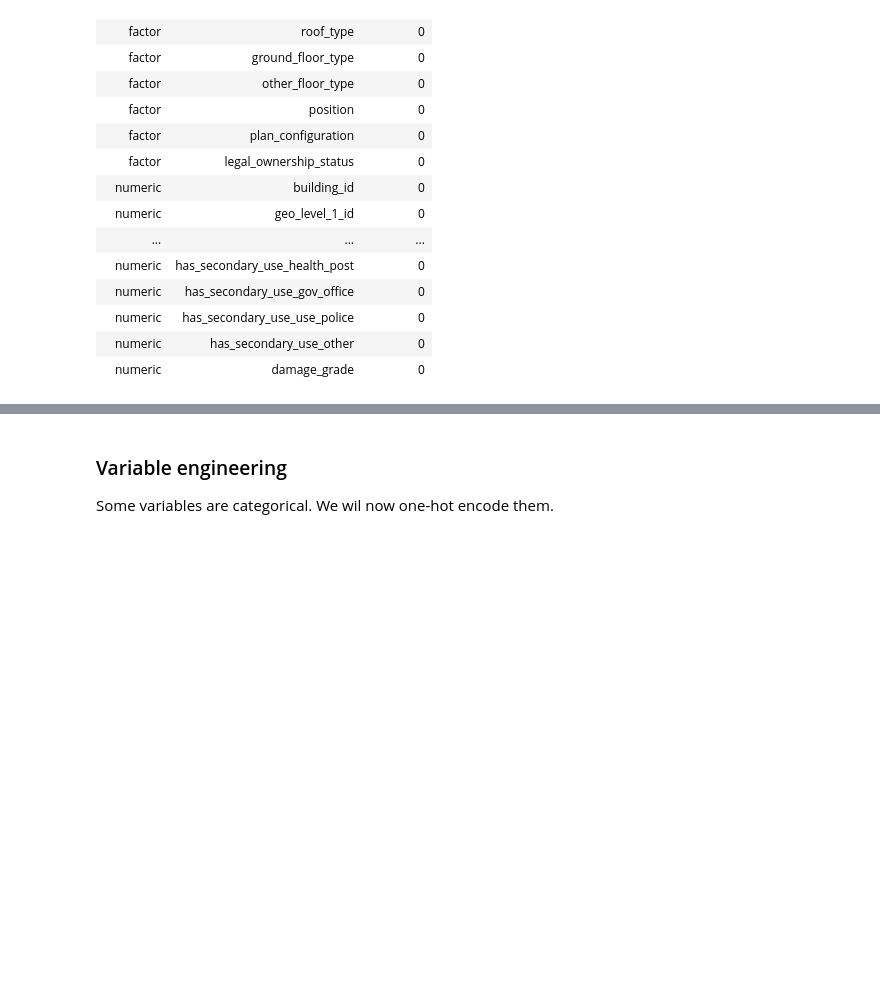
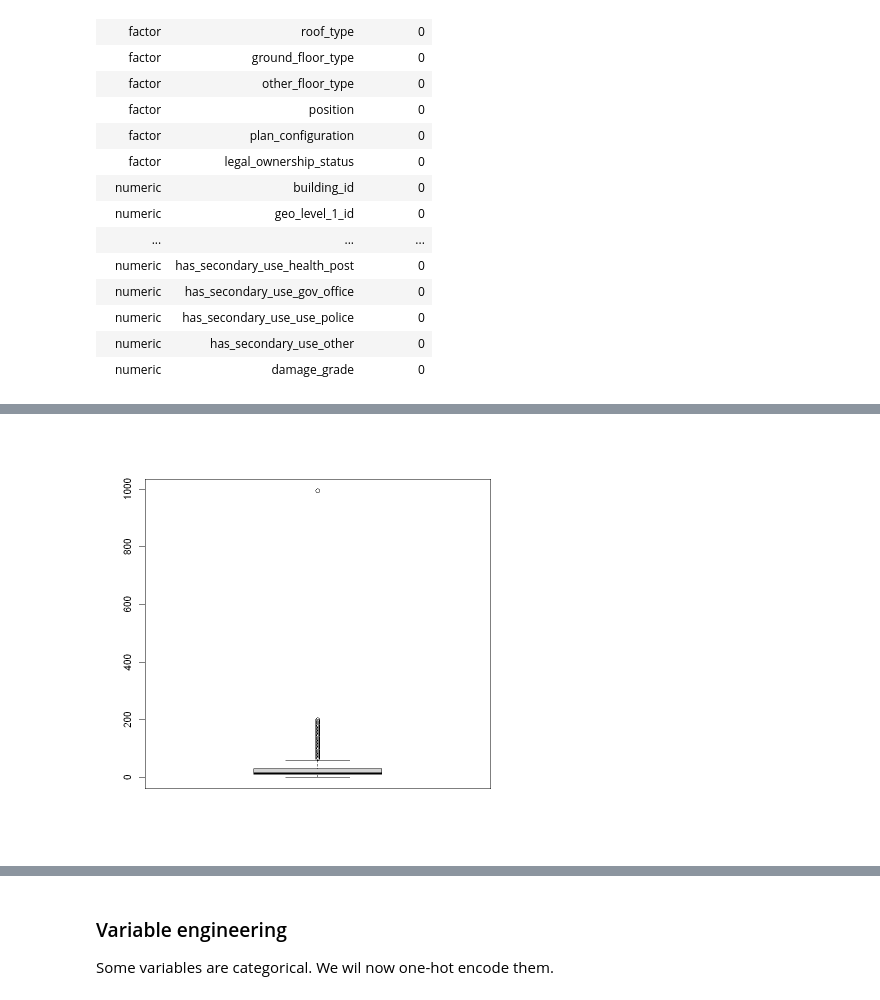
Before and after one commit to bikostet/richter-s-predictor-group-42, a Jupyter notebook: brouillon_bilal.ipynb, the cells around one changed output, grey strips where cells are left out. Cells and saved outputs as stored; diff of their text form; code cells hidden in the pictures; blank space fills up the shorter version.

```diff
--- a/brouillon_bilal.ipynb
+++ b/brouillon_bilal.ipynb
@@ -260,0 +266,4 @@ A skim_df: 40 × 3
+# %%
+boxplot(datam$age)
+# %% [output]
+[figure, added]
```
Also changed, not shown: parts of 8 cells of this notebook, 1 other file.
